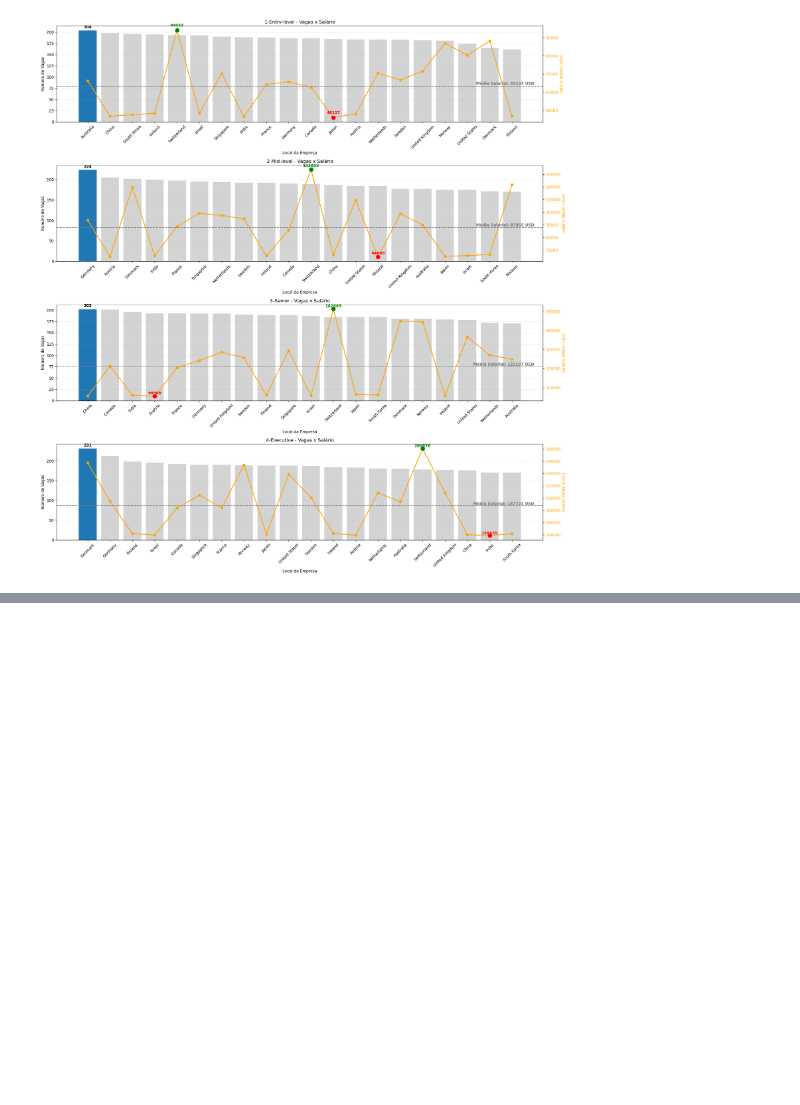
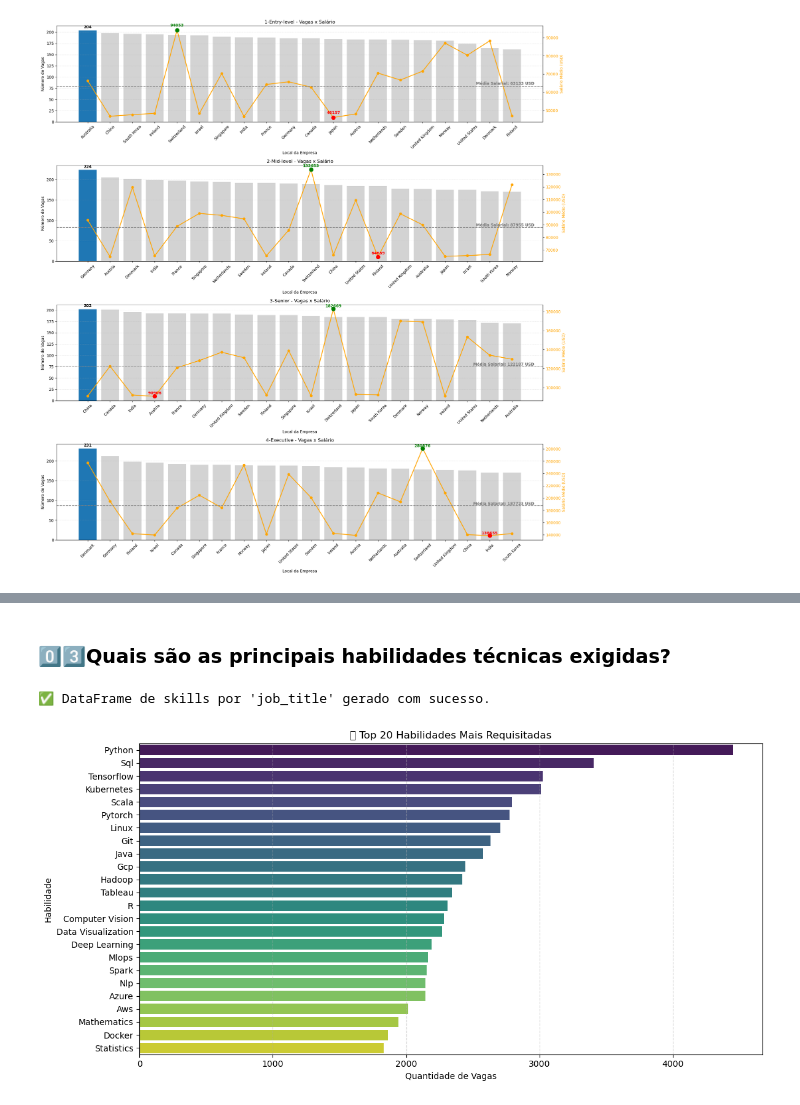
Before and after one commit to Cavalheiro93/mvp-data-analyst-global-ai-market, a Jupyter notebook: Projeto_MVP.ipynb, the cells around one changed output, grey strips where cells are left out. Cells and saved outputs as stored; diff of their text form; code cells hidden in the pictures; blank space fills up the shorter version.

```diff
--- a/Projeto_MVP.ipynb
+++ b/Projeto_MVP.ipynb
@@ -897,3 +705,33 @@ Parte das nossas Premissas/Hipóteses estavam corretas, quando indagamos que pa
 Entretanto, com relação ao País que teriam mais vagas anunciadas, havíamos comentado sobre os EUA com mais numeros de vagas, mas em nenhum nível ele esteve presente.
 
 Mesmo tendo os um dos salários mais atrativos, não é o que mais anuncia vagas
+# %% [markdown]
+### 0️⃣3️⃣Quais são as principais habilidades técnicas exigidas?
+# %%
+import pandas as pd
+import matplotlib.pyplot as plt
+import seaborn as sns
+
+# Gerar o DataFrame original
+df_required = df_skills_job_title.gerar()
+
+# Passo 1: Agrupar e somar a quantidade total por habilidade
+df_required = (
+    df_required
+    .groupby('required_skill')['qtd']
+    .sum()
+    .reset_index()  # Isso transforma o índice em coluna novamente
+    .sort_values(by='qtd', ascending=False)
+)
+# Passo 2: Gráfico de barras horizontal
+plt.figure(figsize=(12, 6))
+sns.barplot(data=df_required, y='required_skill', x='qtd', palette='viridis')
+plt.title('💼 Top 20 Habilidades Mais Requisitadas')
+plt.xlabel('Quantidade de Vagas')
+plt.ylabel('Habilidade')
+plt.grid(axis='x', linestyle='--', alpha=0.5)
+plt.tight_layout()
+plt.show()
+# %% [output]
+✅ DataFrame de skills por 'job_title' gerado com sucesso.
+[figure, added]
```
Also changed, not shown: parts of 9 cells of this notebook.
